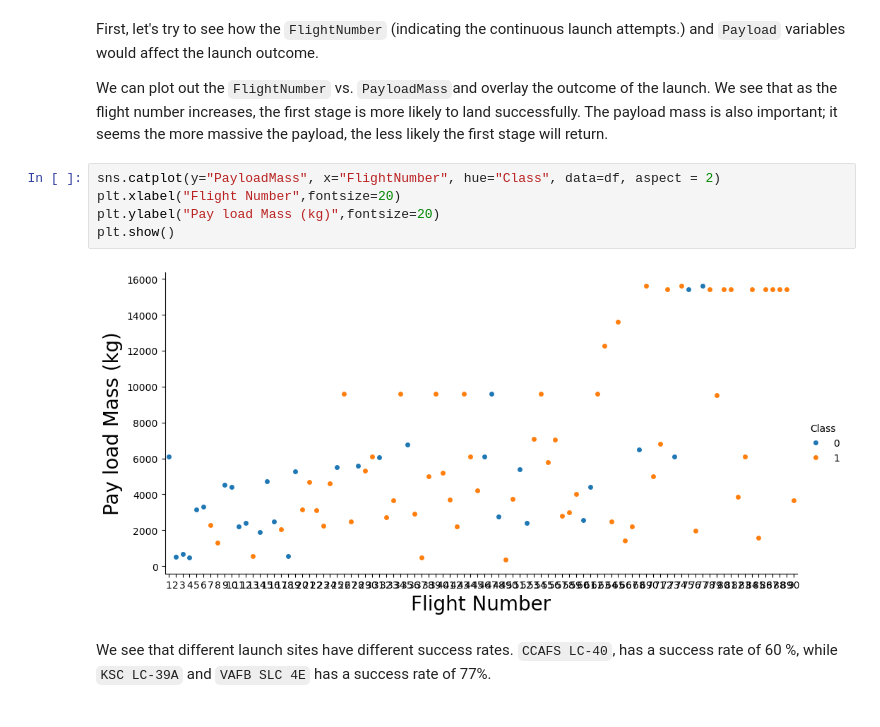
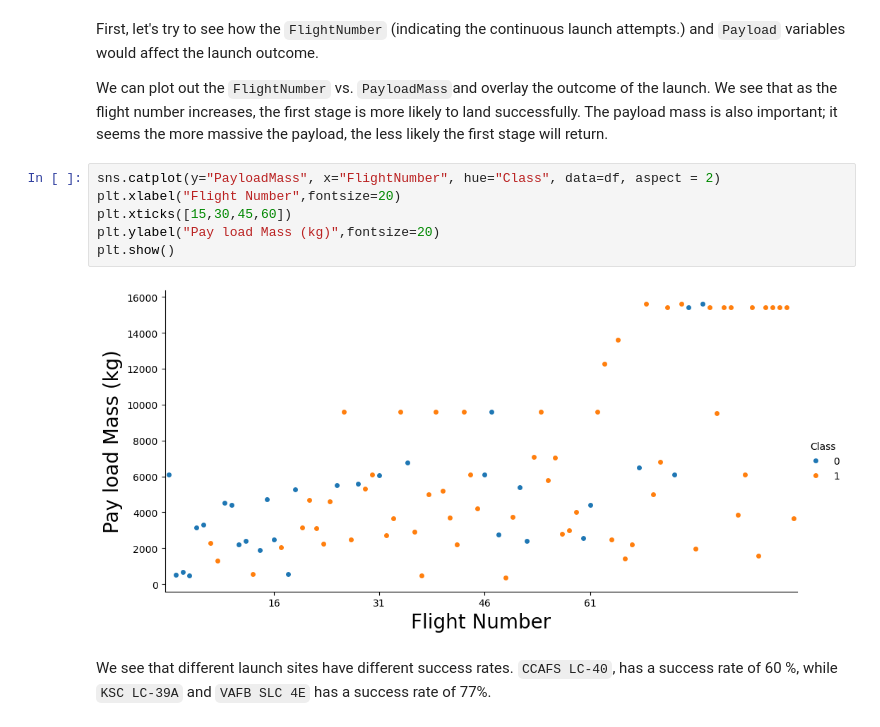
Before and after one commit to FuseII/An-Analysis-of-SpaceX-s-Falcon-9-Stage-One-Recoveries, a Jupyter notebook: SpaceX - Data Visualization.ipynb, the cells around one changed output. Saved outputs shown, nothing was run; the diff lists cells and outputs as text.

```diff
--- a/SpaceX - Data Visualization.ipynb
+++ b/SpaceX - Data Visualization.ipynb
@@ -76,10 +76,11 @@ We can plot out the <code>FlightNumber</code> vs. <code>PayloadMass</code>and ov
 # %%
 sns.catplot(y="PayloadMass", x="FlightNumber", hue="Class", data=df, aspect = 2)
 plt.xlabel("Flight Number",fontsize=20)
+plt.xticks([15,30,45,60])
 plt.ylabel("Pay load Mass (kg)",fontsize=20)
 plt.show()
 # %% [output]
-[figure, old version]
+[figure, new version]
 # %% [markdown]
 We see that different launch sites have different success rates.  <code>CCAFS LC-40</code>, has a success rate of 60 %, while  <code>KSC LC-39A</code> and <code>VAFB SLC 4E</code> has a success rate of 77%.
 # %% [markdown]
```
